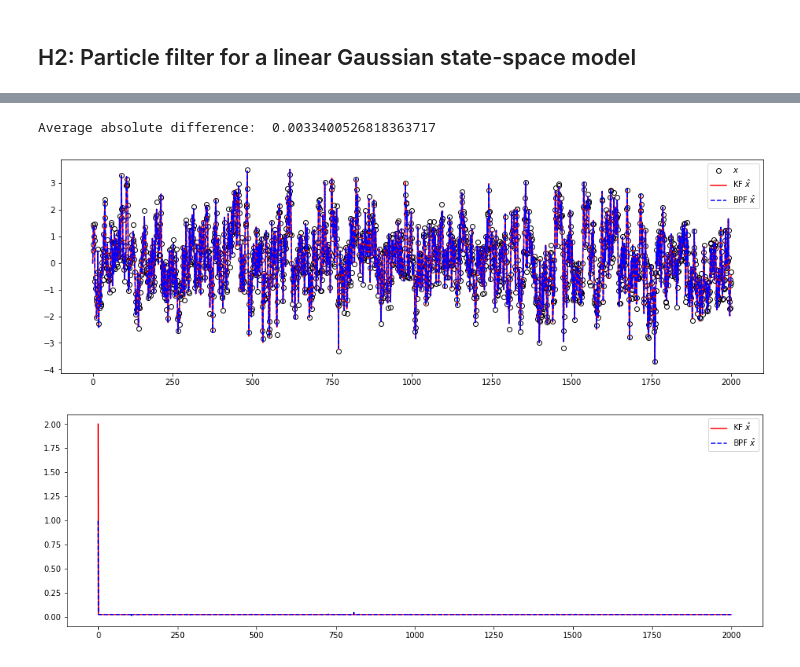
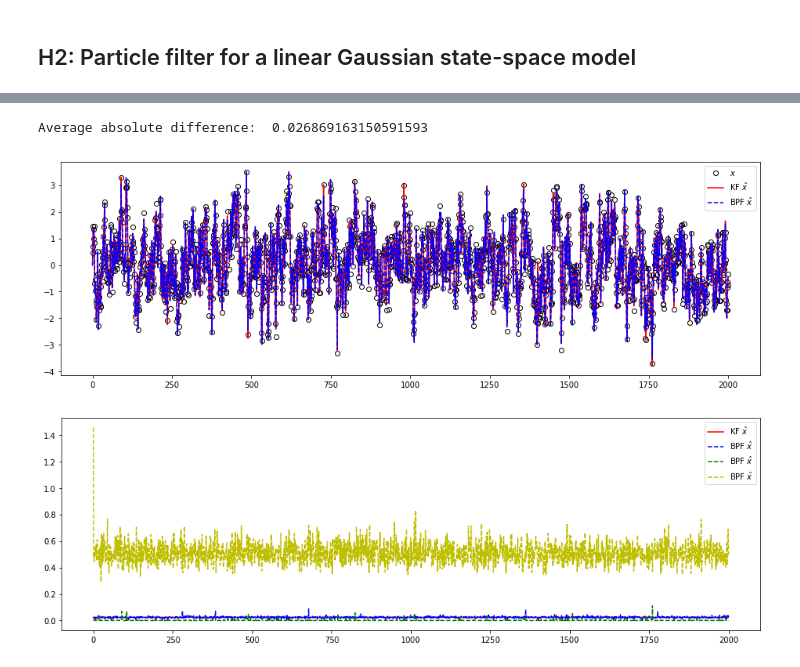
Before and after one commit to marcusklasson/smc_methods, a Jupyter notebook: homework/h2.ipynb, the cells around one changed output, grey strips where cells are left out. Saved outputs shown, nothing was run; the diff lists cells and outputs as text; code cells hidden in the pictures.

```diff
--- a/homework/h2.ipynb
+++ b/homework/h2.ipynb
@@ -123,7 +123,7 @@ A=0.8; C=2.0; Q=0.5; R=0.1; P0=2.0
 means_kf, cov_kf = kalman_filter(y, A, C, Q, R, P0)
 # Run bootstrap particle filter
 theta = [A, C, Q, R]
-N = 5000
+N = 100
 x_bpf, w_bpf, ancestors = bootstrap_particle_filter(y, N, theta, resampling_type='multinomial')
 # %%
 # Compute BPF mean and variance
@@ -133,20 +133,22 @@ cov_bpf = np.sum( (x_bpf - means_bpf[:,None])**2 * w_bpf, axis=-1)
 adiff = np.mean(np.abs(means_kf - means_bpf))
 print("Average absolute difference: ", adiff)
 # %% [output]
-Average absolute difference:  0.0033400526818363717
+Average absolute difference:  0.026869163150591593
 # %%
 fig, ax = plt.subplots(figsize=(16, 5))
 ax.plot(x, 'ko', label='$x$', fillstyle='none')
 ax.plot(means_kf, 'r-', label='KF $\hat{x}$')
 ax.plot(means_bpf, 'b--', label='BPF $\hat{x}$')
 ax.legend()
 
 fig, ax = plt.subplots(figsize=(16, 5))
 #ax.plot(x, 'ko', label='$x$', fillstyle='none')
-ax.plot(cov_kf, 'r-', label='KF $\hat{x}$')
-ax.plot(cov_bpf, 'b--', label='BPF $\hat{x}$')
+ax.plot(cov_kf[1:], 'r-', label='KF $\hat{x}$')
+ax.plot(cov_bpf[1:], 'b--', label='BPF $\hat{x}$')
+ax.plot(np.var(x_bpf[1:, :]*w_bpf[1:,:], axis=-1), 'g--', label='BPF $\hat{x}$')
+ax.plot(np.var(x_bpf[1:, :], axis=-1), 'y--', label='BPF $\hat{x}$')
 ax.legend()
 plt.show()
 # %% [output]
-[figure, old version]
+[figure, new version]
-[figure, old version]
+[figure, new version]
```
Also changed, not shown: parts of 2 cells of this notebook, 2 other files.
